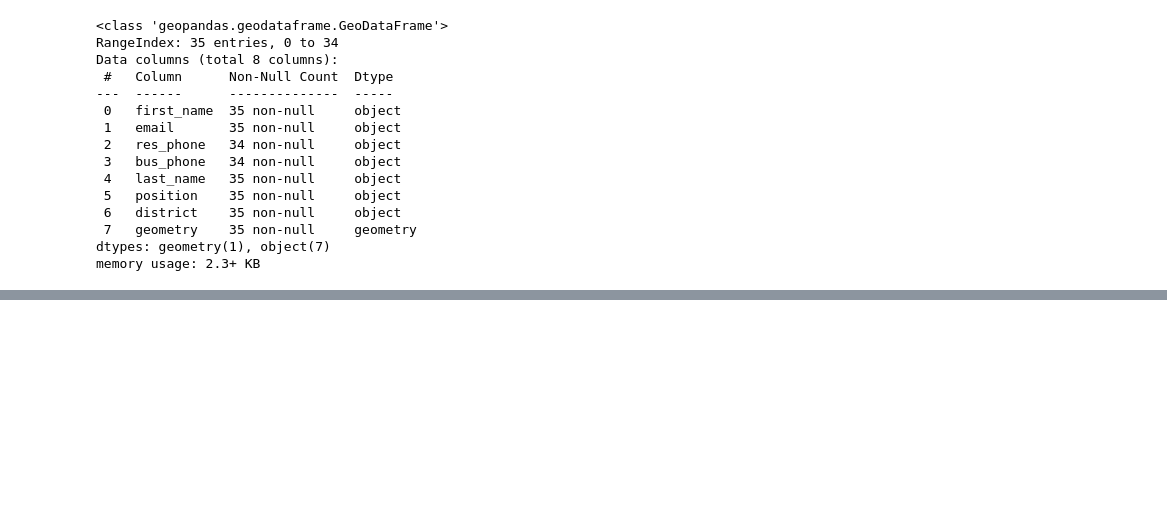
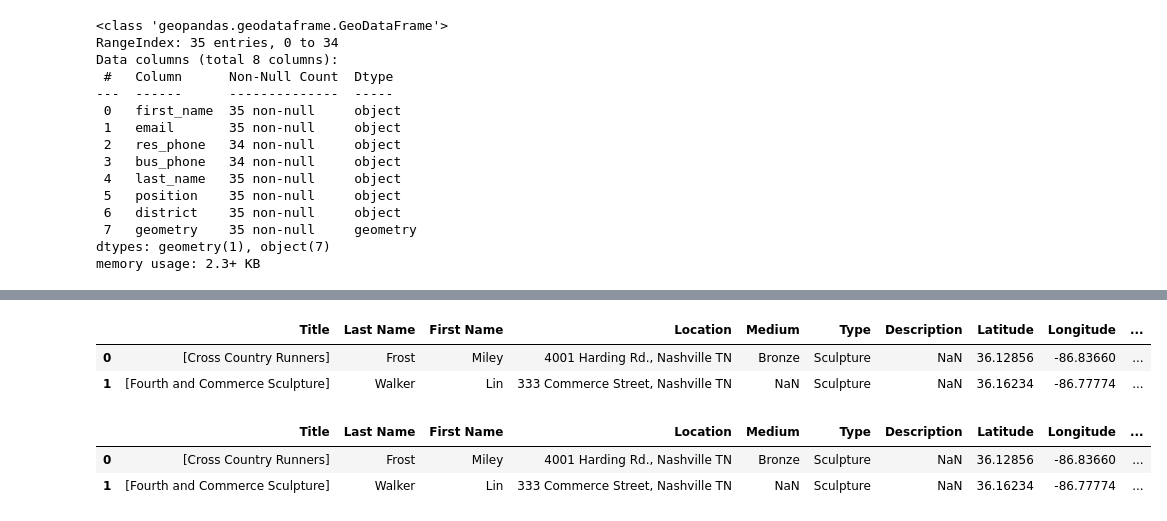
Before and after one commit to Shawn-Ng/data-science, a Jupyter notebook: geospatial/visualizing-geospatial-data-in-python/visualizing-geospatial-data-in-python.ipynb, the cells around one changed output, grey strips where cells are left out. Saved outputs shown, nothing was run; the diff lists cells and outputs as text; code cells hidden in the pictures; blank space fills up the shorter version.

```diff
--- a/geospatial/visualizing-geospatial-data-in-python/visualizing-geospatial-data-in-python.ipynb
+++ b/geospatial/visualizing-geospatial-data-in-python/visualizing-geospatial-data-in-python.ipynb
@@ -280,0 +317,19 @@ memory usage: 2.3+ KB
+# %%
+# Create art_dist_meters using art and the geometry from art
+art_dist_meters = gpd.GeoDataFrame(art, geometry = art.geometry, crs = {'init': 'epsg:4326'})
+display(art_dist_meters.head(2))
+
+# Set the crs of art_dist_meters to use EPSG:3857
+art_dist_meters.geometry = art_dist_meters.geometry.to_crs(epsg = 3857)
+display(art_dist_meters.head(2))
+
+# Add a column to art_meters, center
+center_point = Point(-9660034.312198792, 4322835.782813124)
+art_dist_meters['center'] = center_point
+# %% [output]
+|  | Title | Last Name | First Name | Location | Medium | Type | Description | Latitude | Longitude | ... |
+| 0 | [Cross Country Runners] | Frost | Miley | 4001 Harding Rd., Nashville TN | Bronze | Sculpture | NaN | 36.12856 | -86.83660 | ... |
+| 1 | [Fourth and Commerce Sculpture] | Walker | Lin | 333 Commerce Street, Nashville TN | NaN | Sculpture | NaN | 36.16234 | -86.77774 | ... |
+|  | Title | Last Name | First Name | Location | Medium | Type | Description | Latitude | Longitude | ... |
+| 0 | [Cross Country Runners] | Frost | Miley | 4001 Harding Rd., Nashville TN | Bronze | Sculpture | NaN | 36.12856 | -86.83660 | ... |
+| 1 | [Fourth and Commerce Sculpture] | Walker | Lin | 333 Commerce Street, Nashville TN | NaN | Sculpture | NaN | 36.16234 | -86.77774 | ... |
```
Also changed, not shown: parts of 12 cells of this notebook.
